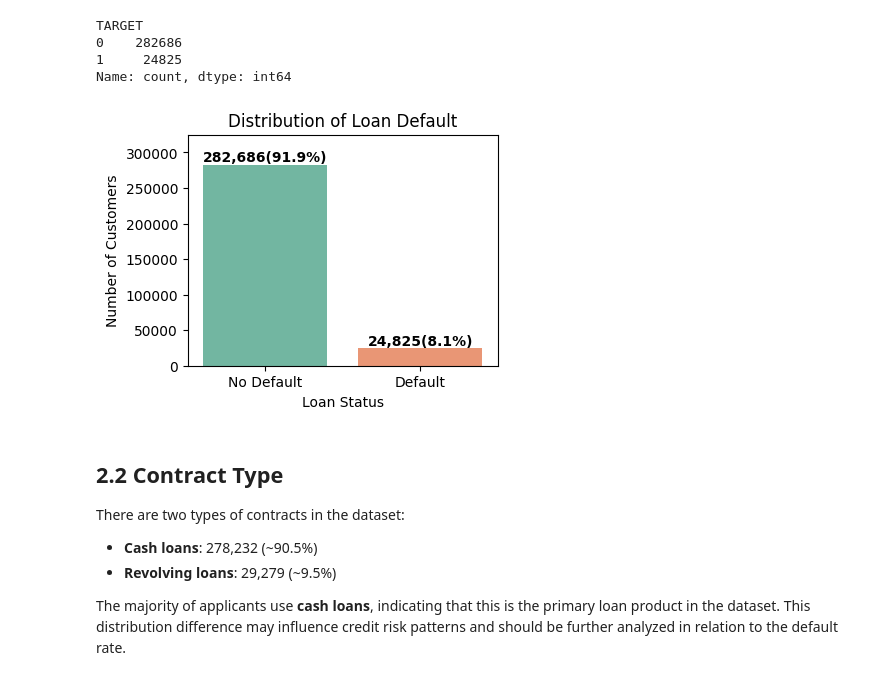
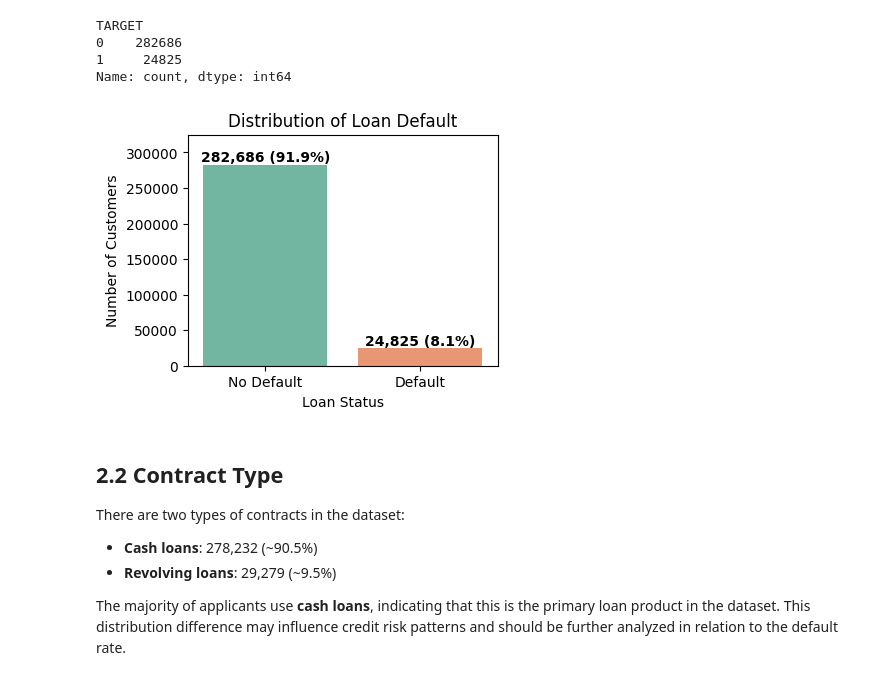
Before and after one commit to oknardo/Home_Credit_Scorecard_Model, a Jupyter notebook: EDA_application_train.ipynb, the cells around one changed output. Saved outputs shown, nothing was run; the diff lists cells and outputs as text; code cells hidden in the pictures.

```diff
--- a/EDA_application_train.ipynb
+++ b/EDA_application_train.ipynb
@@ -146,40 +153,41 @@ TARGET
 1     24825
 Name: count, dtype: int64
 # %%
-# Plot Loan Distribution
+# Prepare data
 target_df = (
     df_app_train['TARGET']
     .value_counts()
     .rename_axis('Target')
     .reset_index(name='Count')
+    .assign(
+        Percentage=lambda x: x['Count'] / x['Count'].sum() * 100,
+        Target=lambda x: x['Target'].map({0: 'No Default', 1: 'Default'})
+    )
 )
-# Percentage
-target_df['Percentage'] = target_df['Count'] / target_df['Count'].sum() * 100
-# Mapping String
-target_df['Target'] = target_df['Target'].map({0: 'No Default', 1: 'Default'})
 
 # Plot
-plt.figure(figsize=(4,3))
-ax=sns.barplot(
-    data=target_df,x='Target',y='Count',
-    hue='Target',palette='Set2',legend=False
+plt.figure(figsize=(4, 3))
+ax = sns.barplot(
+    data=target_df, x='Target', y='Count',
+    hue='Target', palette='Set2', legend=False
 )
 
 plt.ylim(0, 325000)
 plt.title('Distribution of Loan Default')
 plt.xlabel('Loan Status')
 plt.ylabel('Number of Customers')
 
-# Add labels
+# Add count and percentage labels on each bar
 for i, row in target_df.iterrows():
-    ax.text(i,
-        row['Count'],f"{row['Count']:,}({row['Percentage']:.1f}%)",
-        ha='center',va='bottom', fontweight='bold'
+    ax.text(
+        i, row['Count'],
+        f"{row['Count']:,} ({row['Percentage']:.1f}%)",
+        ha='center', va='bottom', fontweight='bold'
     )
 
 plt.show()
 # %% [output]
-[figure, old version]
+[figure, new version]
 # %% [markdown]
 ## 2.2 Contract Type
 
```
Also changed, not shown: parts of 20 cells of this notebook.
